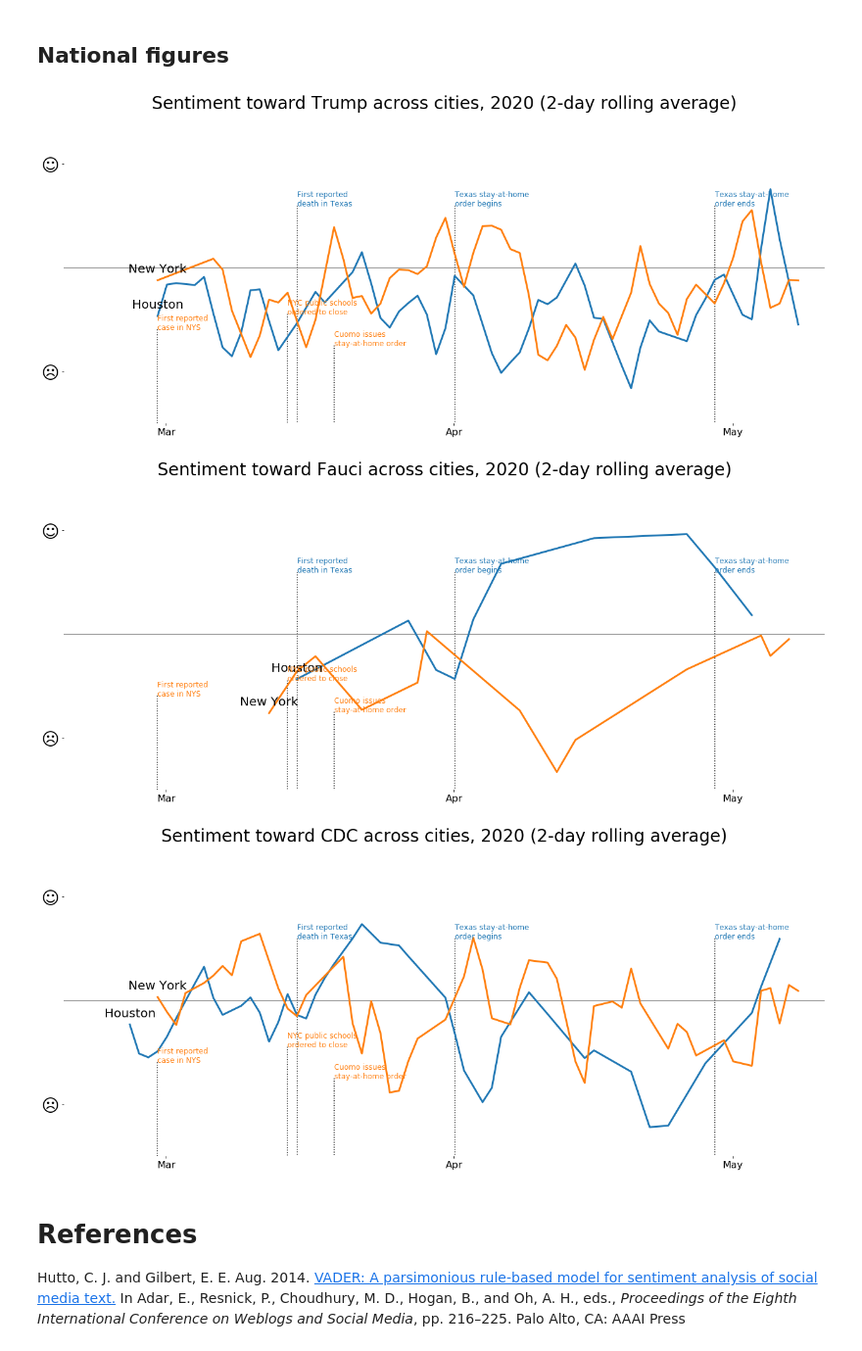
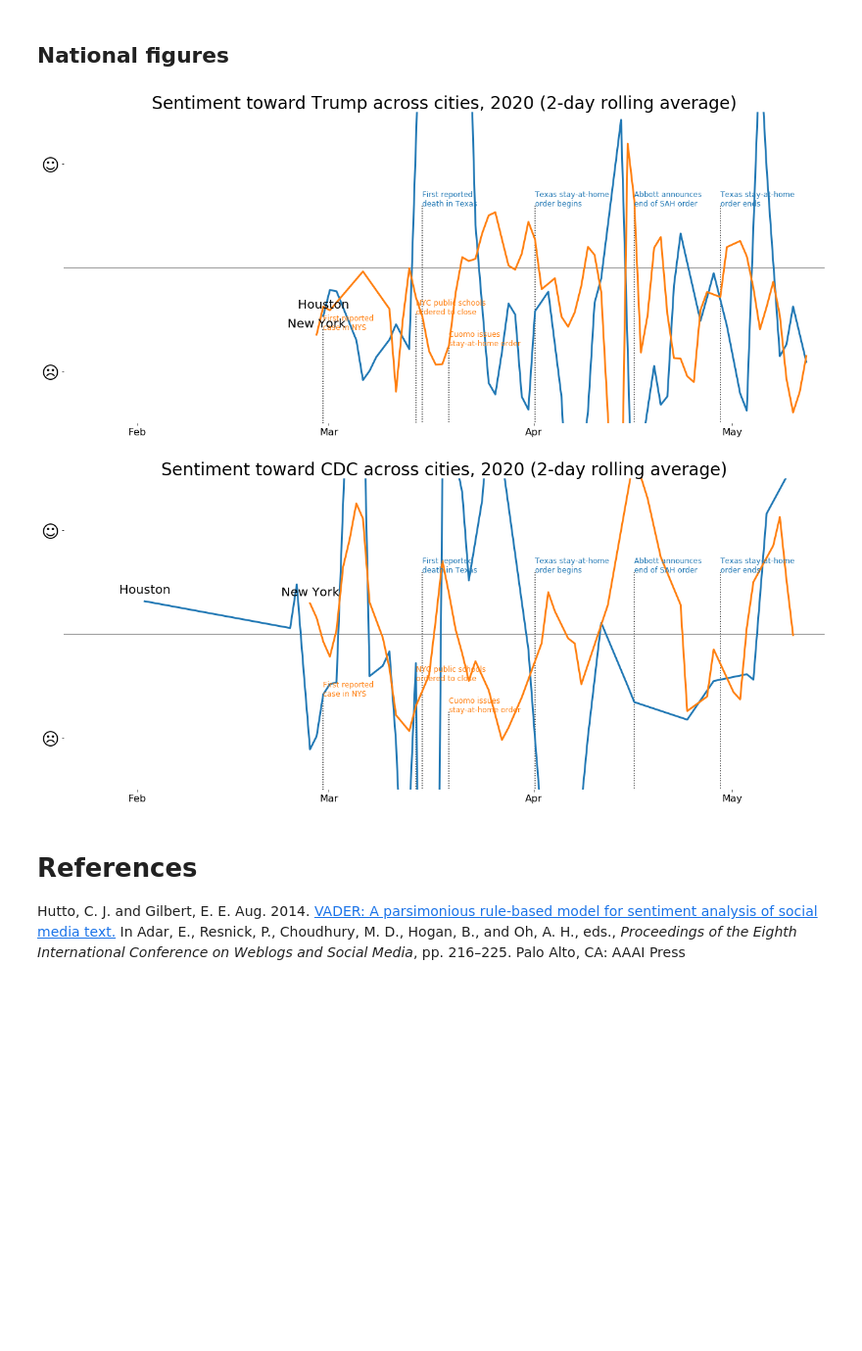
Before and after one commit to jgodin21/project_5, a Jupyter notebook: code/3-Analyze-sentiment.ipynb, the cells around one changed output. Shown at 98% size. Cells and saved outputs as stored; diff of their text form; code cells hidden in the pictures; blank space fills up the shorter version.

Commit message:
Add old reddit data to sentiment analyzer

```diff
--- a/code/3-Analyze-sentiment.ipynb
+++ b/code/3-Analyze-sentiment.ipynb
@@ -111,0 +132,6 @@ NameError: name 'covid' is not defined
+# %%
+# Make sure we have sufficient data to graph on each keyword
+for keyword in ["Cuomo", "Abbott", "Trump", "Fauci", "CDC"]:
+    print(keyword)
+    subset = covid[(covid["time"].dt.year == 2020) & (covid["text"].str.contains(keyword))]
+    display(subset.groupby(subset["time"].dt.week)["text"].count())
@@ -128,3 +236,6 @@ covid.hist(column="compound", by="city", figsize=(15, 5));
+# %%
+# Define weighting scheme
+covid["score_weighted"] = covid["compound"] * covid["score"]
 # %% [markdown]
 # Graphs
 # %%
@@ -199,15 +345,20 @@ def plt_add_events(ax, events):
 ## Citywide
 # %%
 rolling = 5
+year = 2020
 
 # Configure plots
 fig, ax = plt.subplots(figsize=(18, 8))
-plt_setup(ax, f"COVID-19 sentiment across cities, 2020 ({rolling}-day rolling average)")
+plt_setup(ax, f"COVID-19 sentiment across cities, {year} ({rolling}-day rolling average)", year)
 
 for city in cities:
 
     # Gather data
-    subset = covid[covid["city"] == city]
+    subset = covid[
+        (covid["time"].dt.year == year) &
+        (covid["city"] == city) &
+        (covid["score"] > 0)
+    ]
     subset_mean = subset\
         .groupby(subset["time"].dt.date) \
         .mean() \
@@ -216,12 +367,12 @@ for city in cities:
         .dropna()
 
     # Line plots
-    plt_city(ax, subset_mean, city)
+    plt_city(ax, subset_mean, city, weight=True)
 
     # Events
     plt_add_events(ax, events)
 
     # Write out
     plt.tight_layout()
-    plt.savefig(f"../graphs/Sentiment-Citywide-{rolling}day.svg", transparent=True)
+    plt.savefig(f"../graphs/Sentiment-Citywide-{year}-{rolling}day.svg", transparent=True)
 # %% [output]
@@ -234,16 +385,19 @@ governors = {
     "Houston": "Abbott"
 }
 rolling = 5
+year = 2020
 
 # Configure plots
 fig, ax = plt.subplots(figsize=(18, 8))
-plt_setup(ax, f"Sentiment toward governors across cities, 2020 ({rolling}-day rolling average)")
+plt_setup(ax, f"Sentiment toward governors across cities, {year} ({rolling}-day rolling average)", year)
 
 for city in cities:
     # Gather data
     subset = covid[
+        (covid["time"].dt.year == year) &
         (covid["city"] == city) &
-        (covid["text"].str.contains(governors[city]))
+        (covid["text"].str.contains(governors[city])) &
+        (covid["score"] > 0)
     ]
     subset_mean = subset\
         .groupby(subset["time"].dt.date) \
@@ -253,7 +407,7 @@ for city in cities:
         .dropna()
 
     # Line plots
-    plt_city(ax, subset_mean, city)
+    plt_city(ax, subset_mean, city, weight=True)
 
 # Events
 plt_add_events(ax, events)
@@ -267,39 +421,41 @@ plt.savefig(f"../graphs/Sentiment-Governors-{rolling}day.svg", transparent=True)
 ## National figures
 # %%
 rolling = 2
+year = 2020
 
-for keyword in ["Trump", "Fauci", "CDC"]:
+for keyword in ["Trump", "CDC"]:
 
     # Configure plots
     fig, ax = plt.subplots(figsize=(18, 8))
-    plt_setup(ax, f"Sentiment toward {keyword} across cities, 2020 ({rolling}-day rolling average)")
+    plt_setup(ax, f"Sentiment toward {keyword} across cities, {year} ({rolling}-day rolling average)", year)
 
     for city in cities:
         # Gather data
         subset = covid[
+            (covid["time"].dt.year == year) &
             (covid["city"] == city) &
-            (covid["text"].str.contains(keyword))
+            (covid["text"].str.contains(keyword)) &
+            (covid["score"] > 0)
         ]
         subset_mean = subset\
             .groupby(subset["time"].dt.date) \
             .mean() \
             .rolling(rolling) \
             .mean() \
             .dropna()
 
         # Line plots
-        plt_city(ax, subset_mean.rolling(rolling).mean().dropna(), city)
+        plt_city(ax, subset_mean.rolling(rolling).mean().dropna(), city, weight=True)
 
     # Events
     plt_add_events(ax, events)
 
     # Write out
     plt.tight_layout()
     plt.savefig(f"../graphs/Sentiment-{keyword}-{rolling}day.svg", transparent=True)
 # %% [output]
-[figure, old version]
+[figure, new version]
-[figure, old version]
+[figure, new version]
-[figure, removed]
 # %% [markdown]
 # References
 
```
Also changed, not shown: parts of 13 cells of this notebook, 10 other files.
